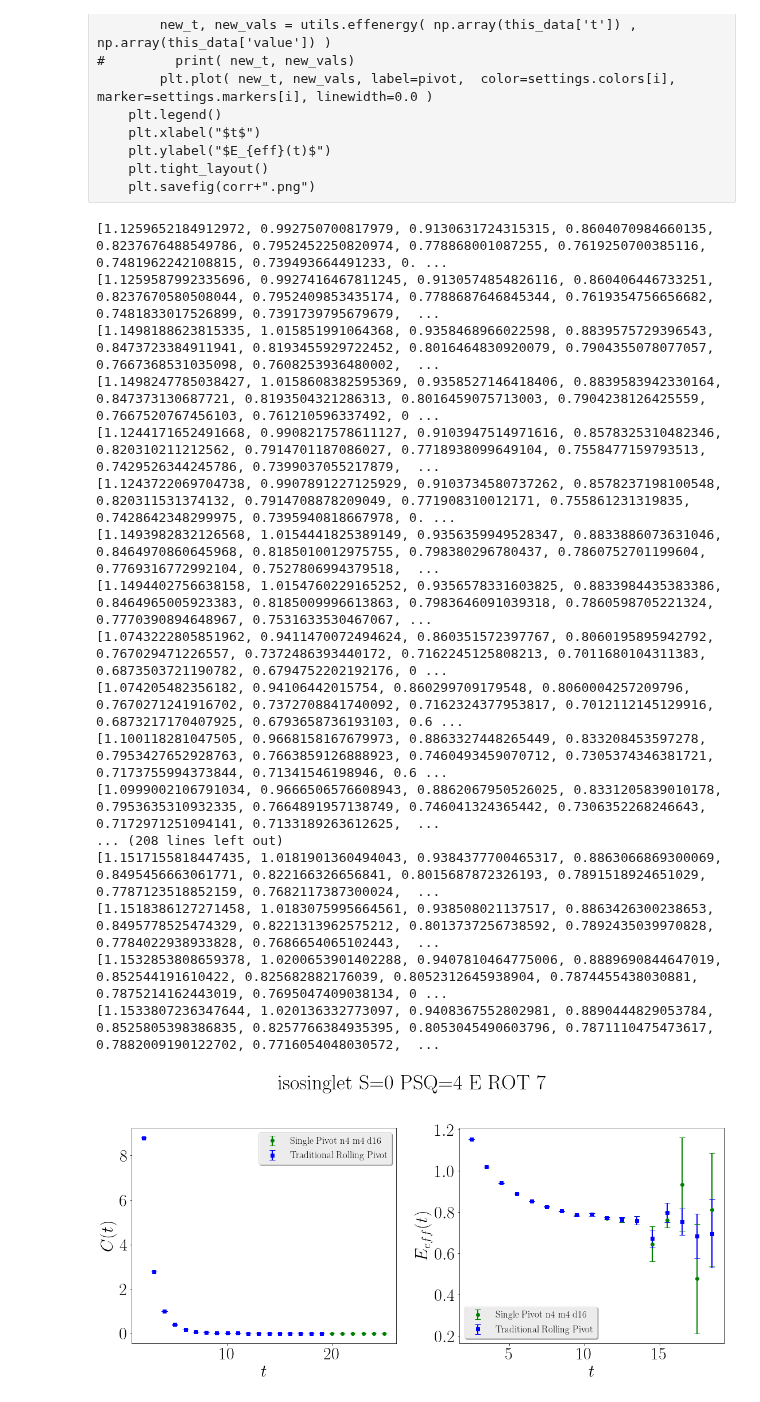
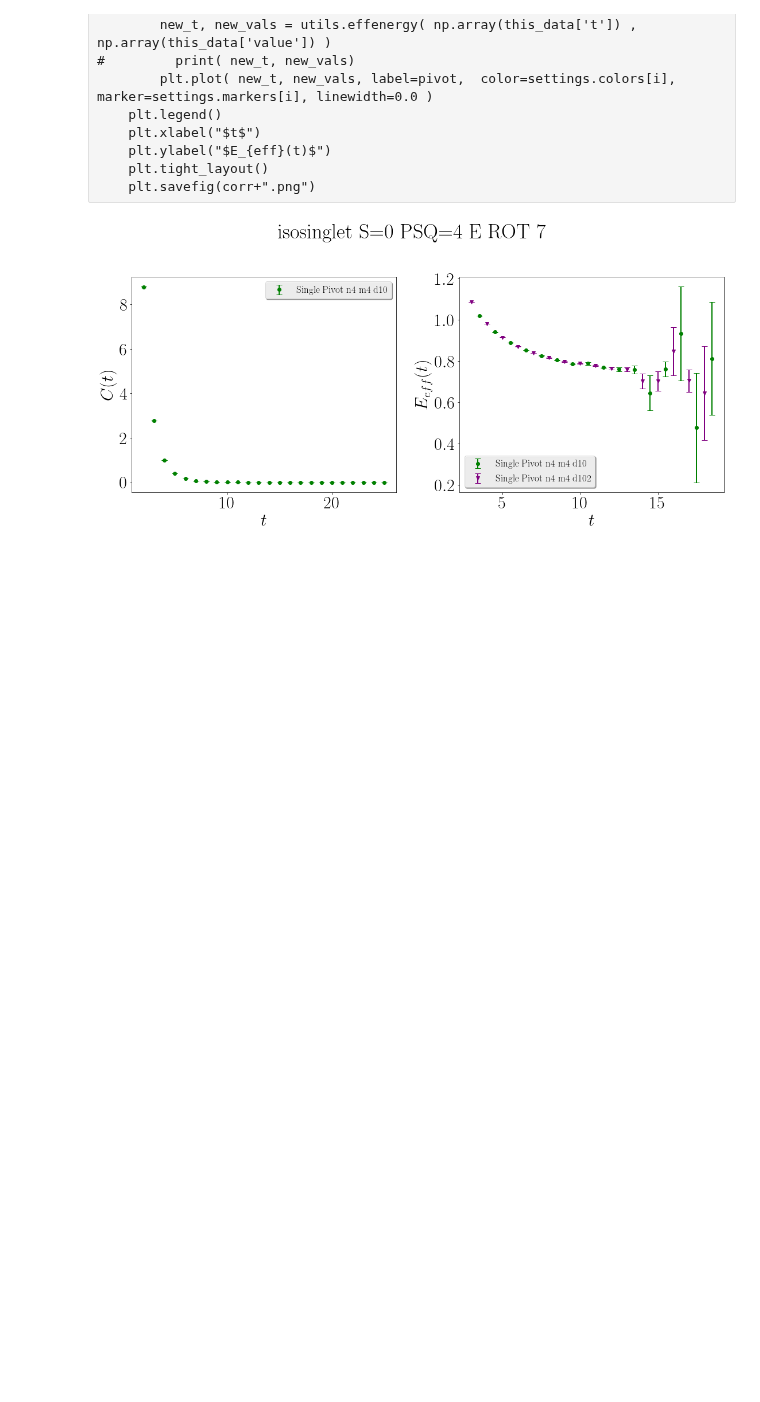
Before and after one commit to xinucode/sigmond_python_plots, a Jupyter notebook: compare_correlators/compare_correlators.ipynb, the cells around one changed output. Cells and saved outputs as stored; diff of their text form; code cells hidden in the pictures; blank space fills up the shorter version.

```diff
--- a/compare_correlators/compare_correlators.ipynb
+++ b/compare_correlators/compare_correlators.ipynb
@@ -65,5 +65,5 @@ files = {
 #isosinglet nn
 files = {
     "Single Pivot n4 m4 d10": "isosinglet_nn_4-10",
-    "Traditional Rolling Pivot": "isosinglet_nn_4-10r",
+#     "Traditional Rolling Pivot": "isosinglet_nn_4-10r",
 }
@@ -80,7 +89,10 @@ for pivot in files.keys():
 # %%
 corrs = []
 for pivot in files.keys():
-    hdf5_data = h5py.File(os.path.join(files[pivot],"rotated_correlators.hdf5"))
+    if os.path.isdir(files[pivot]):
+        hdf5_data = h5py.File(os.path.join(files[pivot],"rotated_correlators.hdf5"))
+    else:
+        hdf5_data = h5py.File(files[pivot])
     #get all correlator data
     for MCObservable in hdf5_data['rotated_correlators']['Values'].keys():
         MCObservableTree = ET.fromstring(MCObservable.replace("|","/"))
@@ -138,45 +150,36 @@ for corr in data.keys():
     plt.tight_layout()
     plt.savefig(corr+".png")
 # %%
-f = plt.figure(facecolor="white")
+f, (ax1, ax2) = plt.subplots(1,2)
 f.set_figwidth(16)
 f.set_figheight(8)
 for corr in corrs:
-    plt.clf()
+    ax1.clear()
+    ax2.clear()
     f.suptitle(corr.replace("_"," "))
     for i,pivot in enumerate(files.keys()):
-        hdf5_data = h5py.File(os.path.join(files[pivot],"rotated_correlators.hdf5"))
-        plt.subplot(1,2,1)
-        this_t, this_corr, this_err = collectCorrEstimates(hdf5_data,corr)
-        plt.errorbar( this_t, this_corr,this_err, label=pivot,  color=settings.colors[i], marker=settings.markers[i], linewidth=0.0, elinewidth=2.0, capsize=5.0 )
-        plt.legend()
-        plt.xlabel("$t$")
-        plt.ylabel("$C(t)$")
-        plt.subplot(1,2,2)
-        this_t, this_corr, this_err = collectEnergyEstimates(hdf5_data,corr)
-        plt.errorbar( this_t, this_corr,this_err, label=pivot,  color=settings.colors[i], marker=settings.markers[i], linewidth=0.0, elinewidth=2.0, capsize=5.0 )
-        plt.legend()
-        plt.xlabel("$t$")
-        plt.ylabel("$E_{eff}(t)$")
+        if os.path.isdir(files[pivot]):
+            hdf5_data = h5py.File(os.path.join(files[pivot],"rotated_correlators.hdf5"))
+        else:
+            hdf5_data = h5py.File(files[pivot])
+#         plt.subplot(1,2,1)
+        this_t, this_corr, this_err = utils.collectCorrEstimates(hdf5_data,corr)
+        ax1.errorbar( this_t, this_corr,this_err, label=pivot,  color=settings.colors[i], marker=settings.markers[i], linewidth=0.0, elinewidth=2.0, capsize=5.0 )
+        ax1.legend()
+        ax1.set_xlabel("$t$")
+        ax1.set_ylabel("$C(t)$")
+#         plt.subplot(1,2,2)
+        this_t, this_corr, this_err = utils.collectEnergyEstimates(hdf5_data,corr)
+        ax2.errorbar( this_t, this_corr,this_err, label=pivot,  color=settings.colors[i], marker=settings.markers[i], linewidth=0.0, elinewidth=2.0, capsize=5.0 )
+
+        this_t, this_corr, this_err = utils.collectEnergyEstimates(hdf5_data,corr,func=2)
+        ax2.errorbar( this_t, this_corr,this_err, label=pivot+"2",  color=settings.colors[i+3], marker=settings.markers[i+3], linewidth=0.0, elinewidth=2.0, capsize=5.0 )
+
+        ax2.legend()
+        ax2.set_xlabel("$t$")
+        ax2.set_ylabel("$E_{eff}(t)$")
         hdf5_data.close()
     plt.tight_layout()
     plt.savefig(corr+".png")
 # %% [output]
-[1.1259652184912972, 0.992750700817979, 0.9130631724315315, 0.8604070984660135, 0.8237676488549786, 0.7952452250820974, 0.778868001087255, 0.7619250700385116, 0.7481962242108815, 0.739493664491233, 0. ...
-[1.1259587992335696, 0.9927416467811245, 0.9130574854826116, 0.860406446733251, 0.8237670580508044, 0.7952409853435174, 0.7788687646845344, 0.7619354756656682, 0.7481833017526899, 0.7391739795679679,  ...
-[1.1498188623815335, 1.015851991064368, 0.9358468966022598, 0.8839575729396543, 0.8473723384911941, 0.8193455929722452, 0.8016464830920079, 0.7904355078077057, 0.7667368531035098, 0.7608253936480002,  ...
-[1.1498247785038427, 1.0158608382595369, 0.9358527146418406, 0.8839583942330164, 0.847373130687721, 0.8193504321286313, 0.8016459075713003, 0.7904238126425559, 0.7667520767456103, 0.761210596337492, 0 ...
-[1.1244171652491668, 0.9908217578611127, 0.9103947514971616, 0.8578325310482346, 0.820310211212562, 0.7914701187086027, 0.7718938099649104, 0.7558477159793513, 0.7429526344245786, 0.7399037055217879,  ...
-[1.1243722069704738, 0.9907891227125929, 0.9103734580737262, 0.8578237198100548, 0.820311531374132, 0.7914708878209049, 0.771908310012171, 0.755861231319835, 0.7428642348299975, 0.7395940818667978, 0. ...
-[1.1493982832126568, 1.0154441825389149, 0.9356359949528347, 0.8833886073631046, 0.8464970860645968, 0.8185010012975755, 0.798380296780437, 0.7860752701199604, 0.7769316772992104, 0.7527806994379518,  ...
-[1.1494402756638158, 1.0154760229165252, 0.9356578331603825, 0.8833984435383386, 0.8464965005923383, 0.8185009996613863, 0.7983646091039318, 0.7860598705221324, 0.7770390894648967, 0.7531633530467067, ...
-[1.0743222805851962, 0.9411470072494624, 0.860351572397767, 0.8060195895942792, 0.767029471226557, 0.7372486393440172, 0.7162245125808213, 0.7011680104311383, 0.6873503721190782, 0.6794752202192176, 0 ...
-[1.074205482356182, 0.94106442015754, 0.860299709179548, 0.8060004257209796, 0.7670271241916702, 0.7372708841740092, 0.7162324377953817, 0.7012112145129916, 0.6873217170407925, 0.6793658736193103, 0.6 ...
-[1.100118281047505, 0.9668158167679973, 0.8863327448265449, 0.833208453597278, 0.7953427652928763, 0.7663859126888923, 0.7460493459070712, 0.7305374346381721, 0.7173755994373844, 0.71341546198946, 0.6 ...
-[1.0999002106791034, 0.9666506576608943, 0.8862067950526025, 0.8331205839010178, 0.7953635310932335, 0.7664891957138749, 0.746041324365442, 0.7306352268246643, 0.7172971251094141, 0.7133189263612625,  ...
-... (208 lines left out)
-[1.1517155818447435, 1.0181901360494043, 0.9384377700465317, 0.8863066869300069, 0.8495456663061771, 0.822166326656841, 0.8015687872326193, 0.7891518924651029, 0.7787123518852159, 0.7682117387300024,  ...
-[1.1518386127271458, 1.0183075995664561, 0.938508021137517, 0.8863426300238653, 0.8495778525474329, 0.8221313962575212, 0.8013737256738592, 0.7892435039970828, 0.7784022938933828, 0.7686654065102443,  ...
-[1.1532853808659378, 1.0200653901402288, 0.9407810464775006, 0.8889690844647019, 0.852544191610422, 0.825682882176039, 0.8052312645938904, 0.7874455438030881, 0.7875214162443019, 0.7695047409038134, 0 ...
-[1.1533807236347644, 1.020136332773097, 0.9408367552802981, 0.8890444829053784, 0.8525805398386835, 0.8257766384935395, 0.8053045490603796, 0.7871110475473617, 0.7882009190122702, 0.7716054048030572,  ...
-[figure, old version]
+[figure, new version]
```
Also changed, not shown: parts of 5 cells of this notebook, 5 other files.
